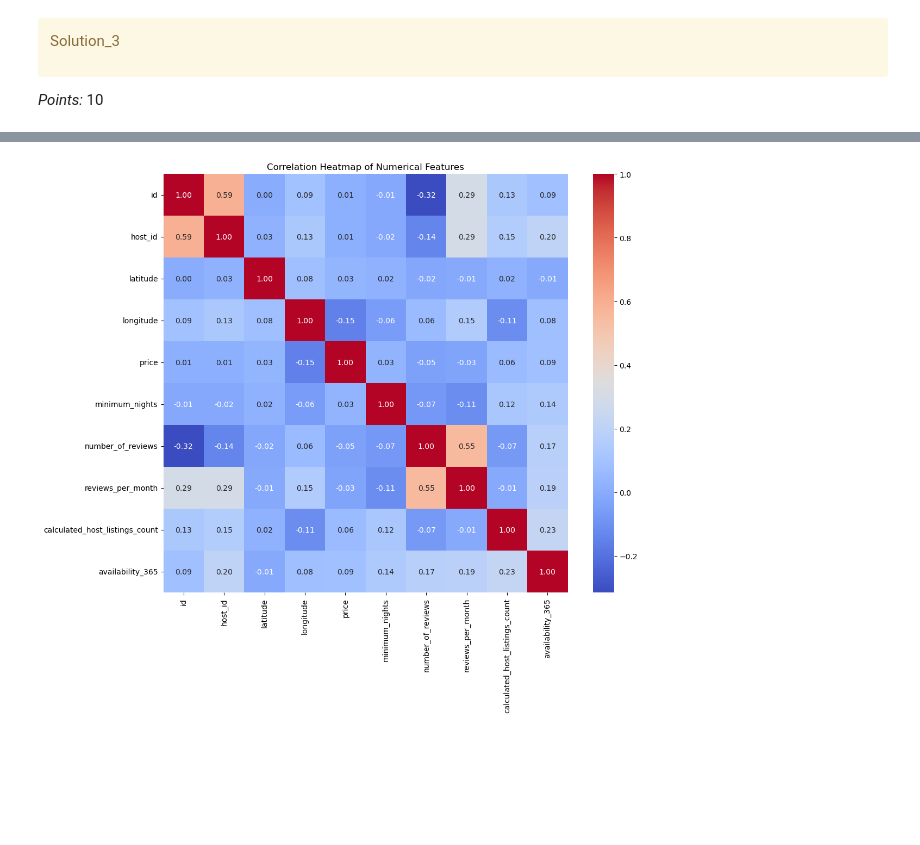
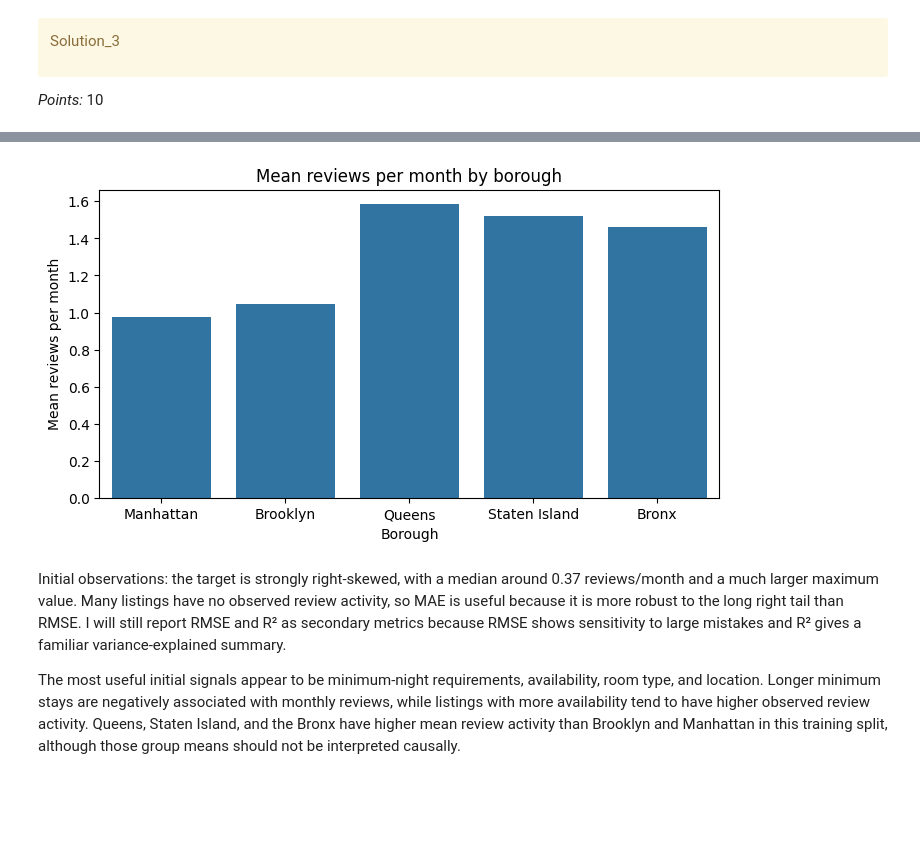
Before and after one commit to ansonnchan/cpsc-330, a Jupyter notebook: homeworks/HW5/hw5.ipynb, the cells around one changed output, grey strips where cells are left out. Drawn from its saved outputs; the diff is of its cells as text; code cells hidden in the pictures; blank space fills up the shorter version.

```diff
--- a/homeworks/HW5/hw5.ipynb
+++ b/homeworks/HW5/hw5.ipynb
@@ -259,8 +323,0 @@ plt.show()
-# %%
-numerical_columns = train_df.select_dtypes(include="number")
-plt.figure(figsize=(12, 10) )
-sns.heatmap(numerical_columns.corr(),cmap="coolwarm", annot=True, fmt=".2f")
-plt.title("Correlation Heatmap of Numerical Features")
-plt.show()
-# %% [output]
-[figure, removed]
@@ -269,3 +324,22 @@ plt.show()
+# %%
+plt.figure(figsize=(8, 4))
+sns.barplot(
+    data=train_df,
+    x="neighbourhood_group",
+    y="reviews_per_month",
+    estimator="mean",
+    errorbar=None,
+)
+plt.xlabel("Borough")
+plt.ylabel("Mean reviews per month")
+plt.title("Mean reviews per month by borough")
+plt.show()
+# %% [output]
+[figure, added]
+# %% [markdown]
+Initial observations: the target is strongly right-skewed, with a median around 0.37 reviews/month and a much larger maximum value. Many listings have no observed review activity, so MAE is useful because it is more robust to the long right tail than RMSE. I will still report RMSE and R² as secondary metrics because RMSE shows sensitivity to large mistakes and R² gives a familiar variance-explained summary.
+
+The most useful initial signals appear to be minimum-night requirements, availability, room type, and location. Longer minimum stays are negatively associated with monthly reviews, while listings with more availability tend to have higher observed review activity. Queens, Staten Island, and the Bronx have higher mean review activity than Brooklyn and Manhattan in this training split, although those group means should not be interpreted causally.
 # %% [markdown]
 <!-- END QUESTION -->
 
```
Also changed, not shown: parts of 106 cells of this notebook.
